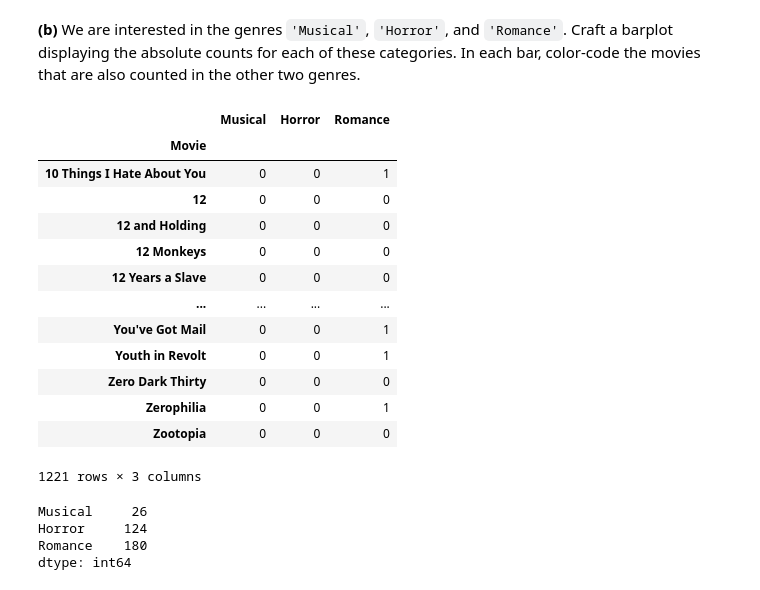
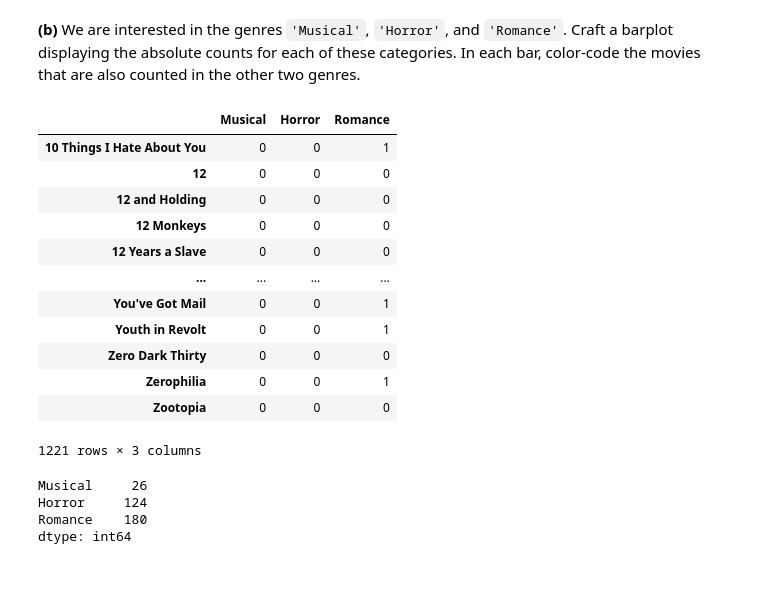
Before and after one commit to cc81972/STA141B, a Jupyter notebook: hw4/homework_4.ipynb, the cells around one changed output. Saved outputs shown, nothing was run; the diff lists cells and outputs as text; code cells hidden in the pictures.

```diff
--- a/hw4/homework_4.ipynb
+++ b/hw4/homework_4.ipynb
@@ -97,23 +99,24 @@ counter
 # %% [markdown]
 __(b)__ We are interested in the genres `'Musical'`, `'Horror'`, and `'Romance'`. Craft a barplot displaying the absolute counts for each of these categories. In each bar, color-code the movies that are also counted in the other two genres.
 # %%
+import pandas as pd
 requests_cache.install_cache("imdb_cache")
 genre_df = pd.DataFrame(columns=['Movie', 'Musical', 'Horror', 'Romance'])
 counter = 0
 for link in total:
     curr_movie = fetch_script(link)
     curr_movie_genres = curr_movie['genres']
     curr_movie_info = {'Movie': curr_movie['title'], 'Musical': 0, 'Horror': 0, 'Romance': 0}
     for genre in curr_movie_genres:
         if genre in ['Musical', 'Horror', 'Romance']:
             curr_movie_info[genre] = 1
     genre_df.loc[counter] = curr_movie_info
     counter += 1
 genre_df.set_index('Movie', inplace=True)
+genre_df.index.name = None
 genre_df
 # %% [output]
 |  | Musical | Horror | Romance |
-| Movie |  |  |  |
 | 10 Things I Hate About You | 0 | 0 | 1 |
 | 12 | 0 | 0 | 0 |
 | 12 and Holding | 0 | 0 | 0 |
```
Also changed, not shown: parts of 8 cells of this notebook.
